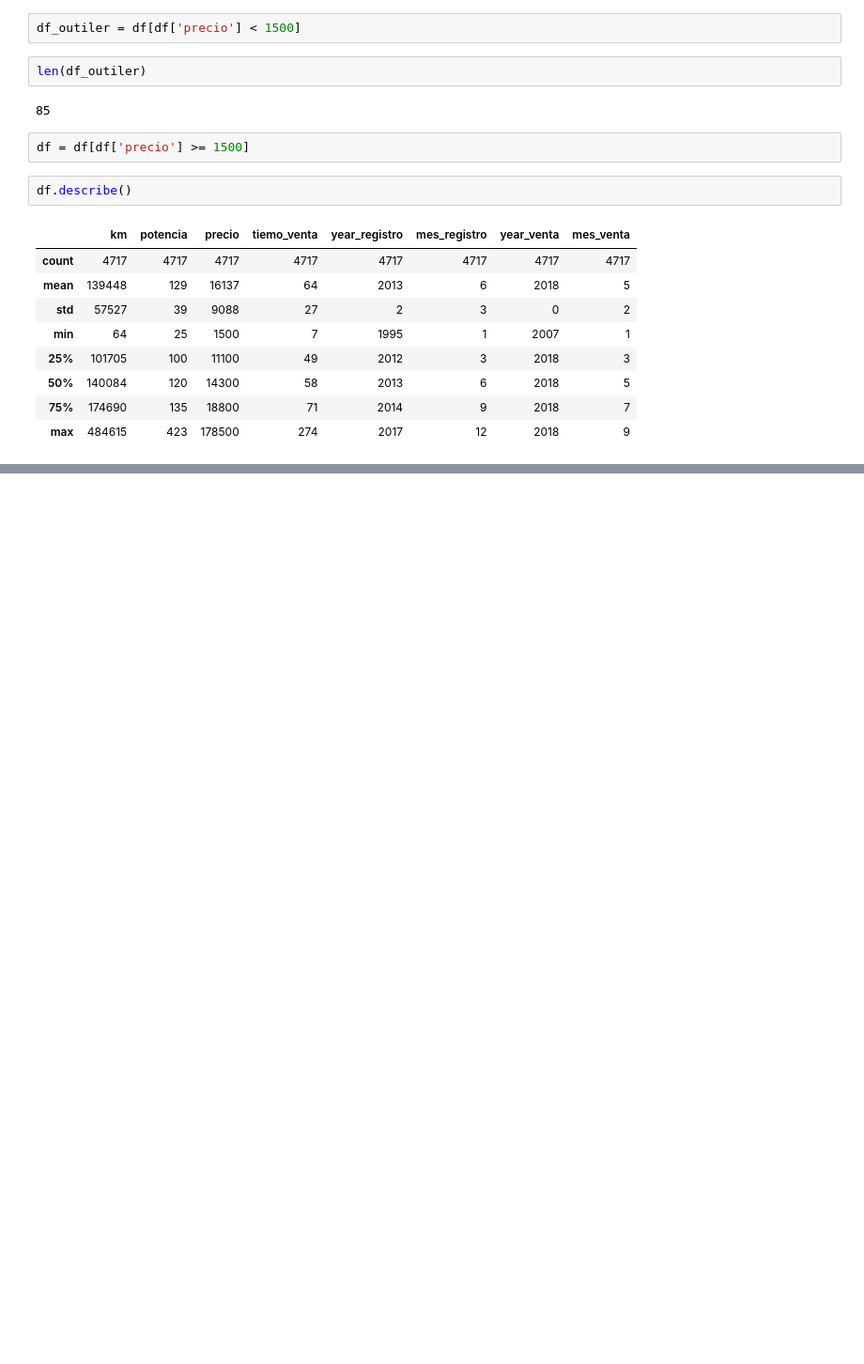
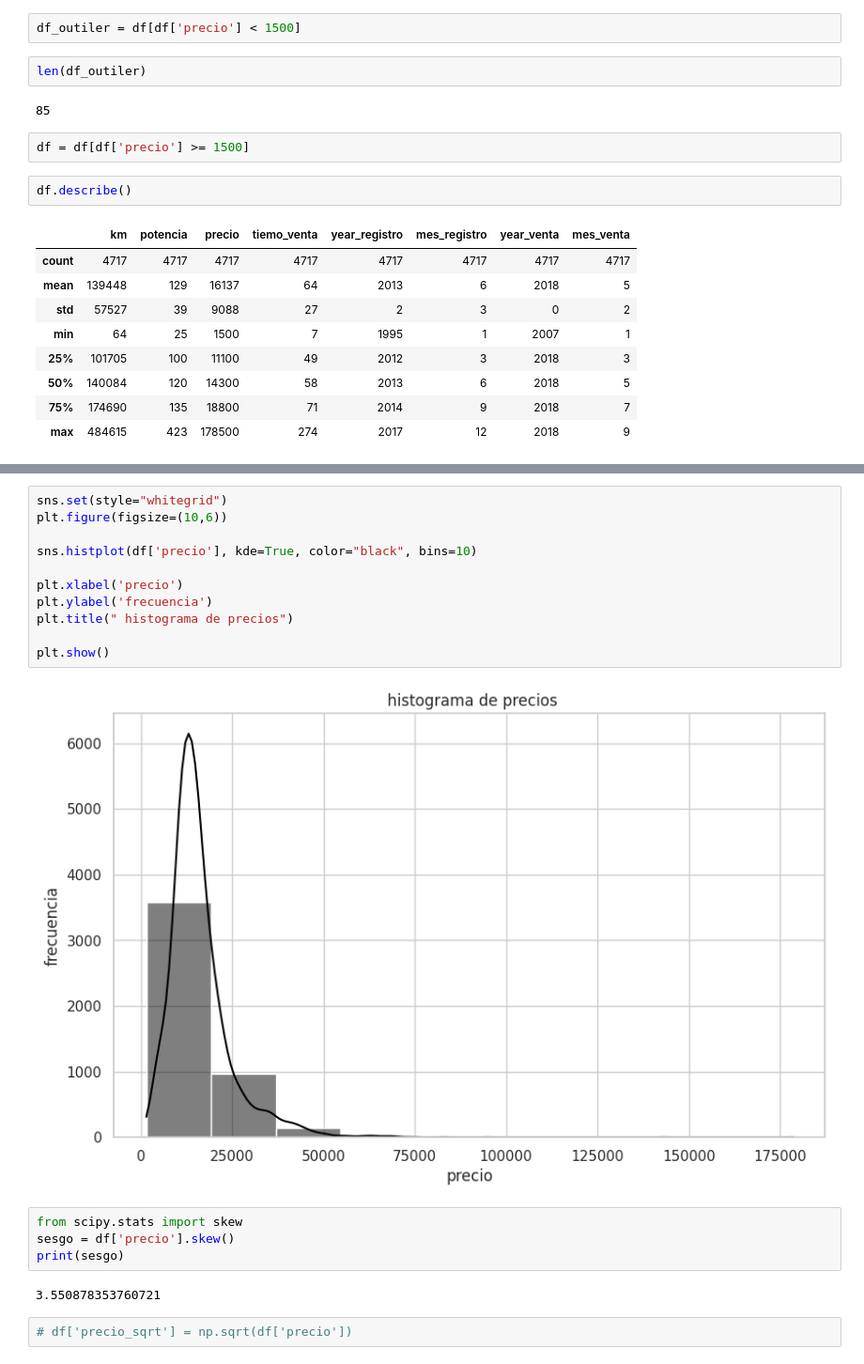
Before and after one commit to Josh1313/Bmw_Preprocessing, a Jupyter notebook: test.ipynb, the cells around one changed output, grey strips where cells are left out. Shown at 94% size. Cells and saved outputs as stored; diff of their text form; blank space fills up the shorter version.

```diff
--- a/test.ipynb
+++ b/test.ipynb
@@ -632,0 +650,21 @@ df.describe()
+# %%
+sns.set(style="whitegrid")
+plt.figure(figsize=(10,6))
+
+sns.histplot(df['precio'], kde=True, color="black", bins=10)
+
+plt.xlabel('precio')
+plt.ylabel('frecuencia')
+plt.title(" histograma de precios")
+
+plt.show()
+# %% [output]
+[figure, added]
+# %%
+from scipy.stats import skew
+sesgo = df['precio'].skew()
+print(sesgo)
+# %% [output]
+3.550878353760721
+# %%
+# df['precio_sqrt'] = np.sqrt(df['precio'])
```
Also changed, not shown: parts of 69 cells of this notebook.
